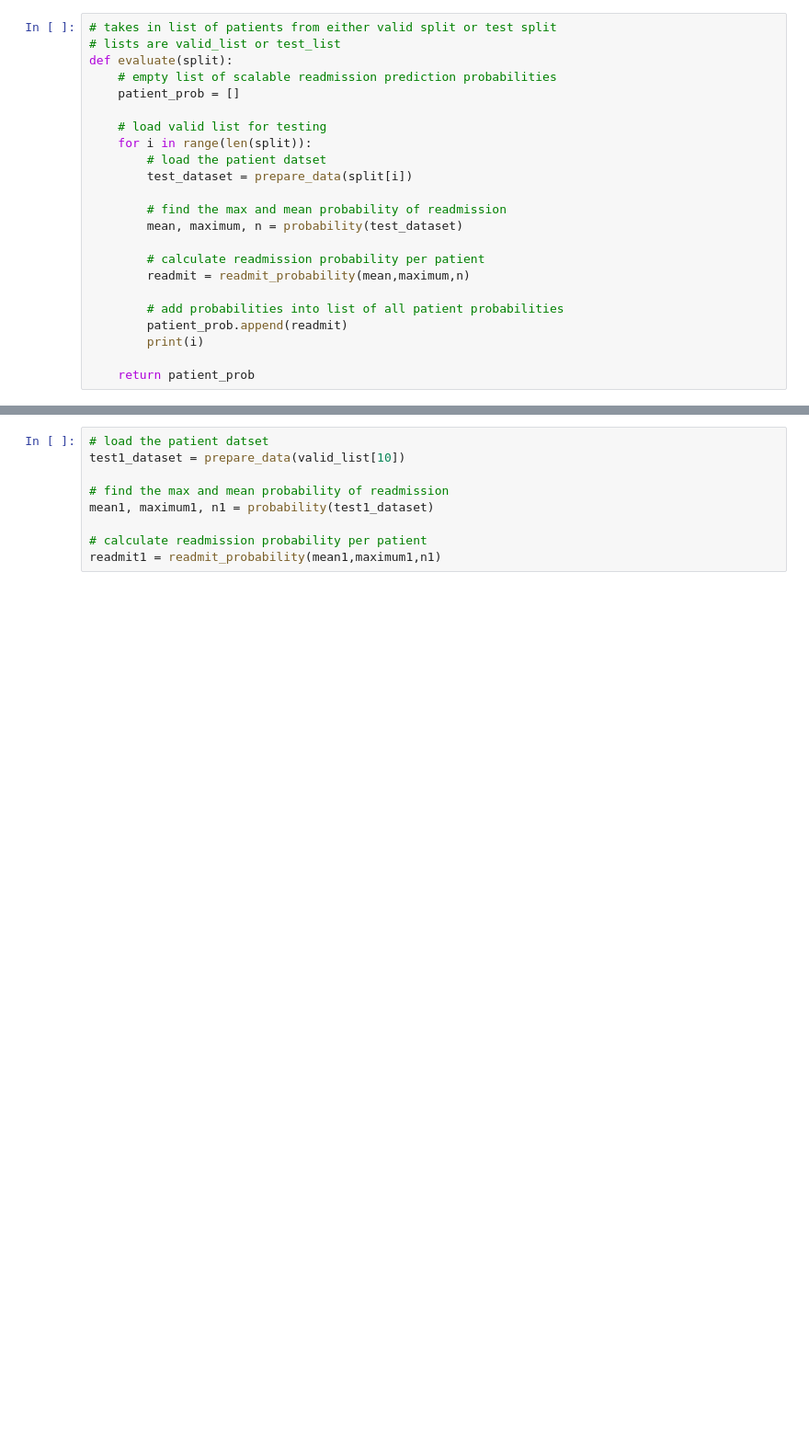
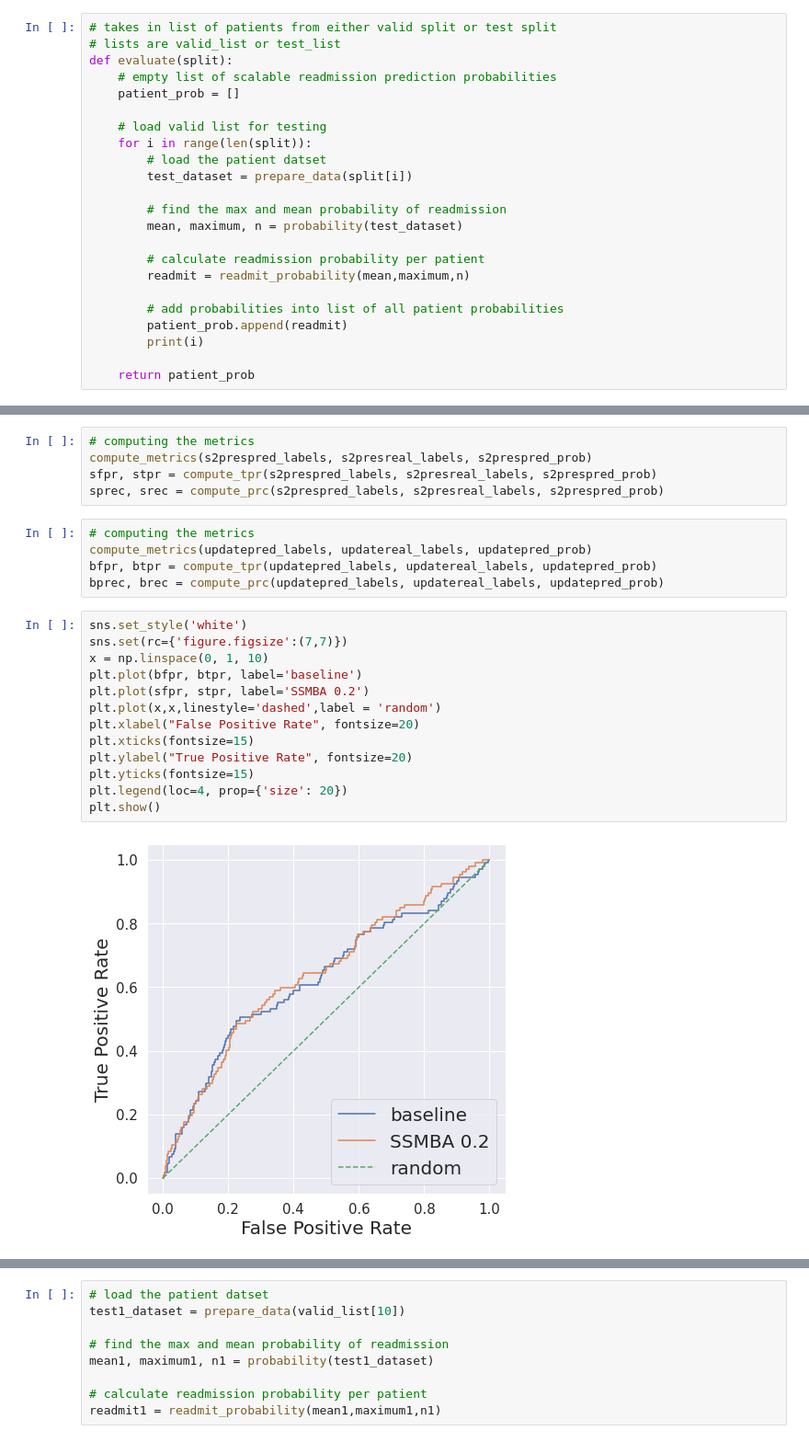
Before and after one commit to annabelng/bioSSMBA, a Jupyter notebook: evaluation.ipynb, the cells around one changed output, grey strips where cells are left out. Shown: that part at 92% size. Drawn from its saved outputs; the diff is of its cells as text; blank space fills up the shorter version.

```diff
--- a/evaluation.ipynb
+++ b/evaluation.ipynb
@@ -231,0 +183,25 @@ Using custom data configuration default
+# %%
+# computing the metrics
+compute_metrics(s2prespred_labels, s2presreal_labels, s2prespred_prob)
+sfpr, stpr = compute_tpr(s2prespred_labels, s2presreal_labels, s2prespred_prob)
+sprec, srec = compute_prc(s2prespred_labels, s2presreal_labels, s2prespred_prob)
+# %%
+# computing the metrics
+compute_metrics(updatepred_labels, updatereal_labels, updatepred_prob)
+bfpr, btpr = compute_tpr(updatepred_labels, updatereal_labels, updatepred_prob)
+bprec, brec = compute_prc(updatepred_labels, updatereal_labels, updatepred_prob)
+# %%
+sns.set_style('white')
+sns.set(rc={'figure.figsize':(7,7)})
+x = np.linspace(0, 1, 10)
+plt.plot(bfpr, btpr, label='baseline')
+plt.plot(sfpr, stpr, label='SSMBA 0.2')
+plt.plot(x,x,linestyle='dashed',label = 'random')
+plt.xlabel("False Positive Rate", fontsize=20)
+plt.xticks(fontsize=15)
+plt.ylabel("True Positive Rate", fontsize=20)
+plt.yticks(fontsize=15)
+plt.legend(loc=4, prop={'size': 20})
+plt.show()
+# %% [output]
+[figure, added]
```
Also changed, not shown: parts of 30 cells of this notebook, 2 other files.
